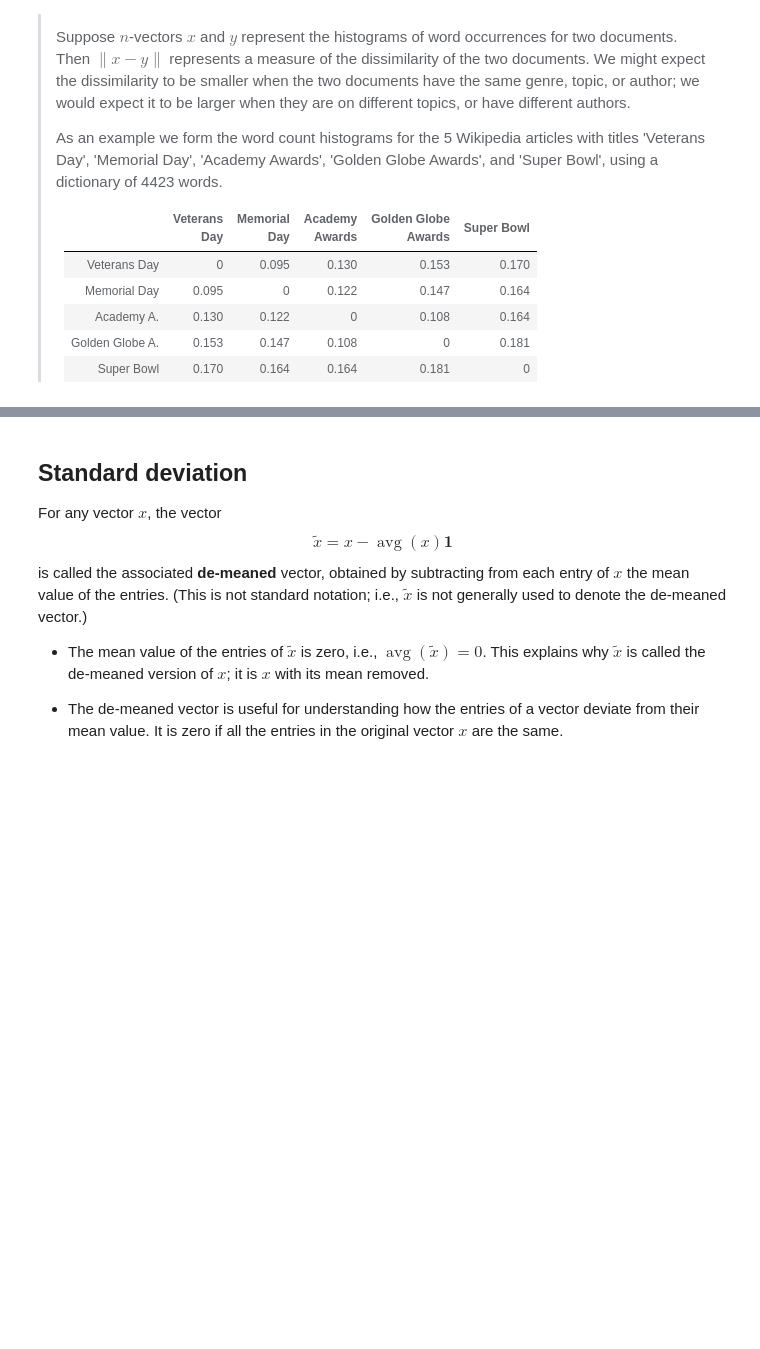
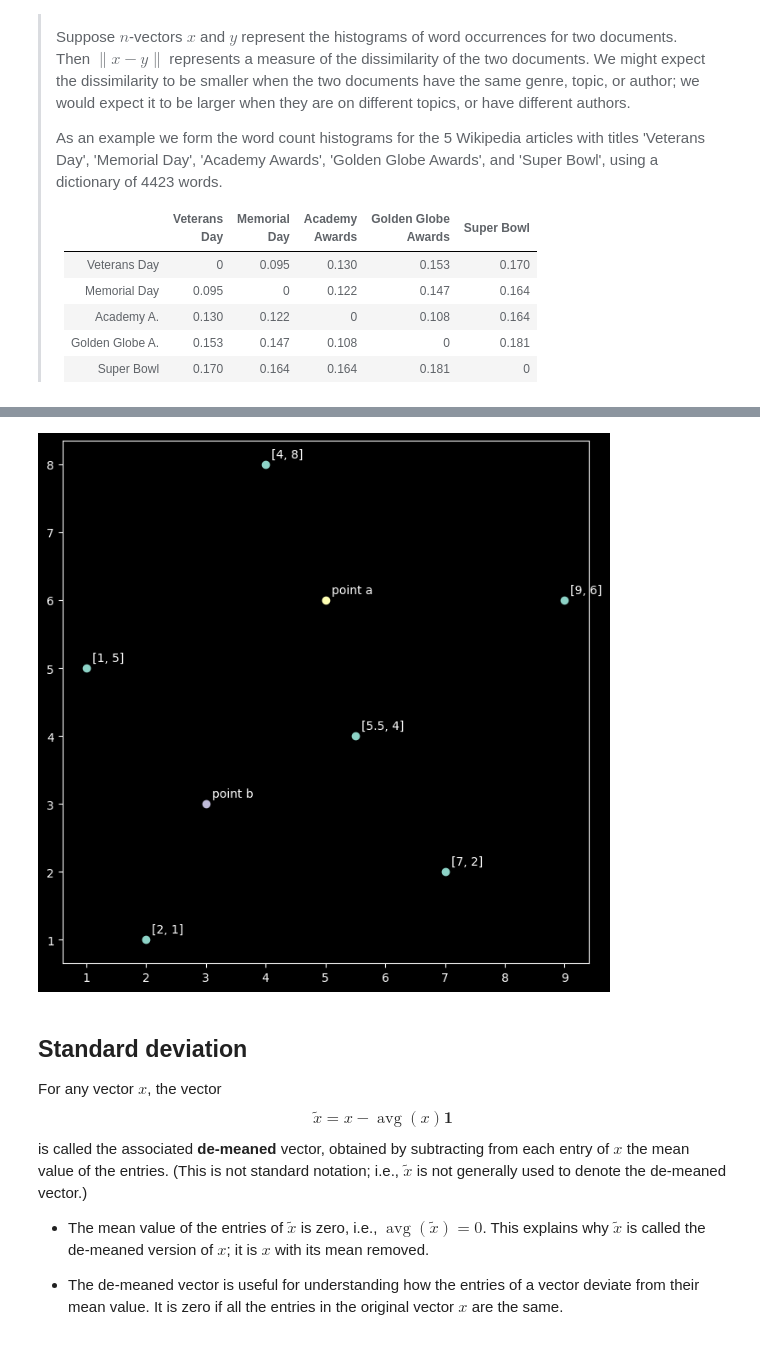
Before and after one commit to atsfc/jupyterlite, a Jupyter notebook: content/CompMath/week_04.ipynb, the cells around one changed output, grey strips where cells are left out. Cells and saved outputs as stored; diff of their text form; code cells hidden in the pictures; blank space fills up the shorter version.

```diff
--- a/content/CompMath/week_04.ipynb
+++ b/content/CompMath/week_04.ipynb
@@ -289,20 +340,22 @@ print("nearest neighbours of z to the point b: ", nearest_neighbor(np.array(poin
 # %%
 fig = plt.figure(figsize=(8, 8))
 
 plt.scatter(*zip(*z))
 # print(*zip(*z))
 n = [str(i) for i in z]
 
 for i, txt in enumerate(n):
     plt.annotate(txt, (z[i][0] + 0.1, z[i][1] + 0.1))
 
-plt.annotate("point a", map(lambda x: x + 0.1, pointa))
-plt.annotate("point b", map(lambda x: x + 0.1, pointb))
+plt.annotate("point a", list(map(lambda x: x + 0.1, pointa)))
+plt.annotate("point b", list(map(lambda x: x + 0.1, pointb)))
 
 plt.scatter(pointa[0], pointa[1])
 plt.scatter(pointb[0], pointb[1])
 plt.show()
 plt.close(fig)
+# %% [output]
+[figure, added]
 # %% [markdown]
 ## Standard deviation
 
```
Also changed, not shown: parts of 29 cells of this notebook.
